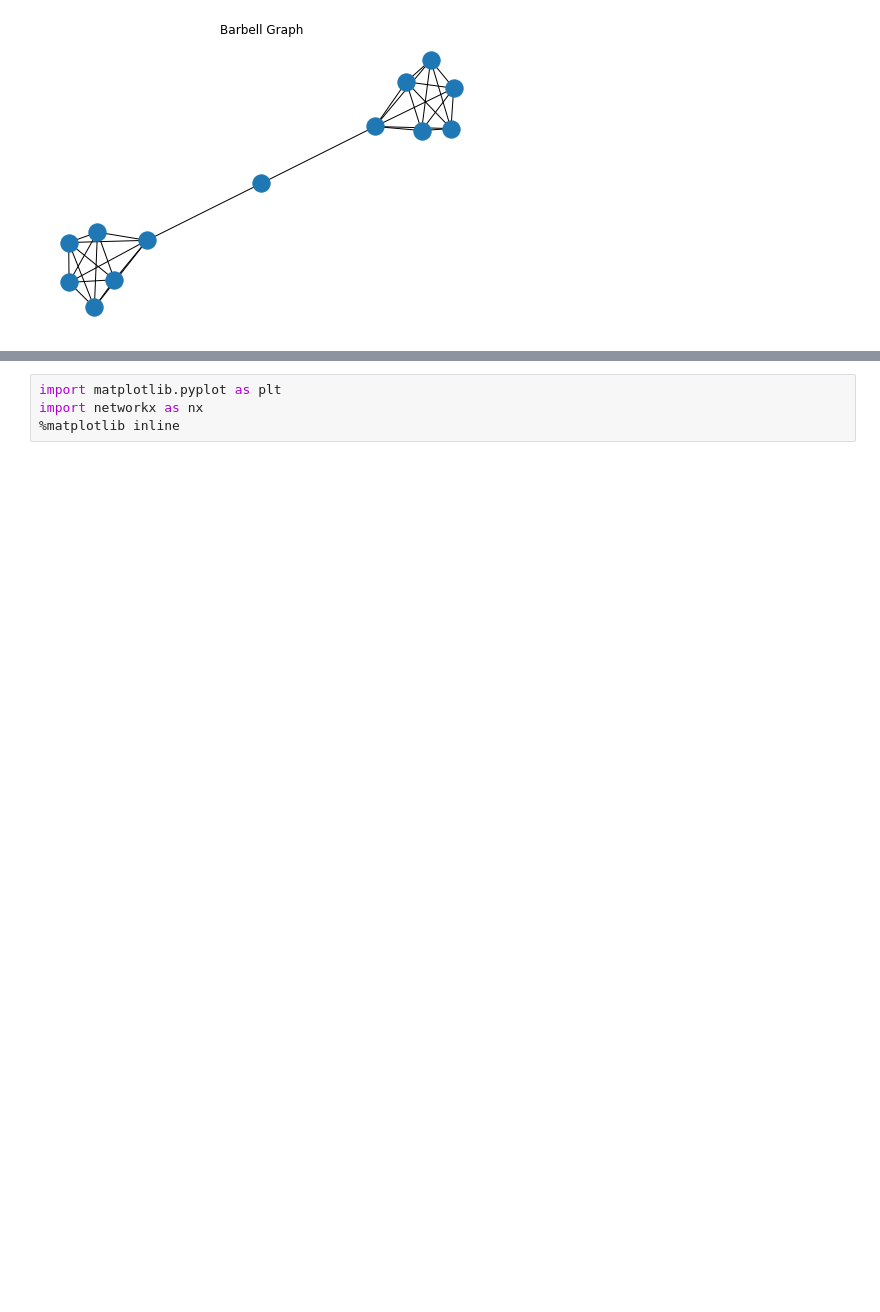
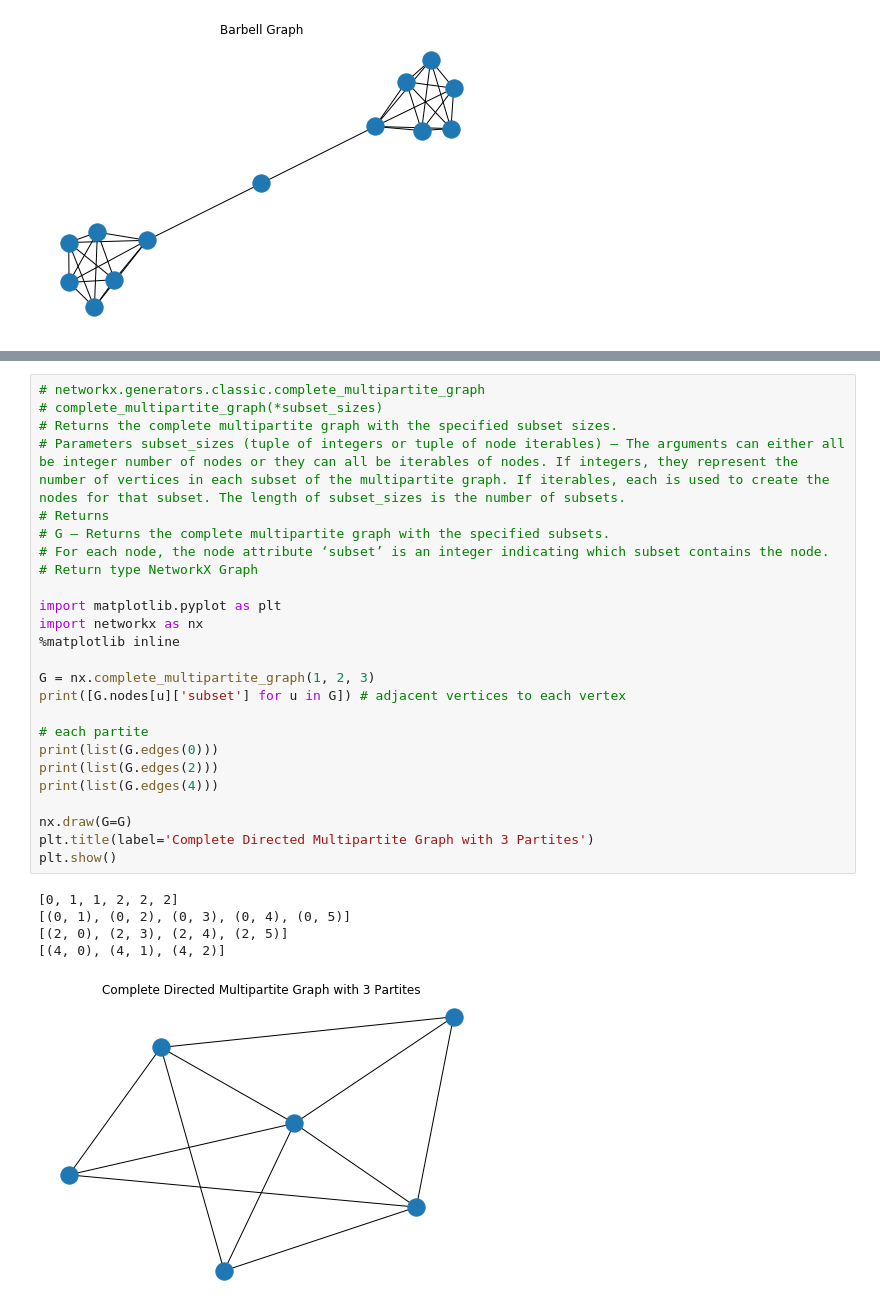
Before and after one commit to Fennec2000GH/Caterpillar-Quota-Walk-Sampling, a Jupyter notebook: src/Week2/Chapter5.ipynb, the cells around one changed output, grey strips where cells are left out. Cells and saved outputs as stored; diff of their text form; blank space fills up the shorter version.

```diff
--- a/src/Week2/Chapter5.ipynb
+++ b/src/Week2/Chapter5.ipynb
@@ -143,4 +176,31 @@ G = nx.complete_graph(n=20, create_using=nx.Graph)
-# %%
-import matplotlib.pyplot as plt
-import networkx as nx
-%matplotlib inline
+# %%
+# networkx.generators.classic.complete_multipartite_graph
+# complete_multipartite_graph(*subset_sizes)
+# Returns the complete multipartite graph with the specified subset sizes.
+# Parameters subset_sizes (tuple of integers or tuple of node iterables) – The arguments can either all be integer number of nodes or they can all be iterables of nodes. If integers, they represent the number of vertices in each subset of the multipartite graph. If iterables, each is used to create the nodes for that subset. The length of subset_sizes is the number of subsets.
+# Returns
+# G – Returns the complete multipartite graph with the specified subsets.
+# For each node, the node attribute ‘subset’ is an integer indicating which subset contains the node.
+# Return type NetworkX Graph
+
+import matplotlib.pyplot as plt
+import networkx as nx
+%matplotlib inline
+
+G = nx.complete_multipartite_graph(1, 2, 3)
+print([G.nodes[u]['subset'] for u in G]) # adjacent vertices to each vertex
+
+# each partite
+print(list(G.edges(0)))
+print(list(G.edges(2)))
+print(list(G.edges(4)))
+
+nx.draw(G=G)
+plt.title(label='Complete Directed Multipartite Graph with 3 Partites')
+plt.show()
+# %% [output]
+[0, 1, 1, 2, 2, 2]
+[(0, 1), (0, 2), (0, 3), (0, 4), (0, 5)]
+[(2, 0), (2, 3), (2, 4), (2, 5)]
+[(4, 0), (4, 1), (4, 2)]
+[figure, added]
```
Also changed, not shown: parts of 9 cells of this notebook.
